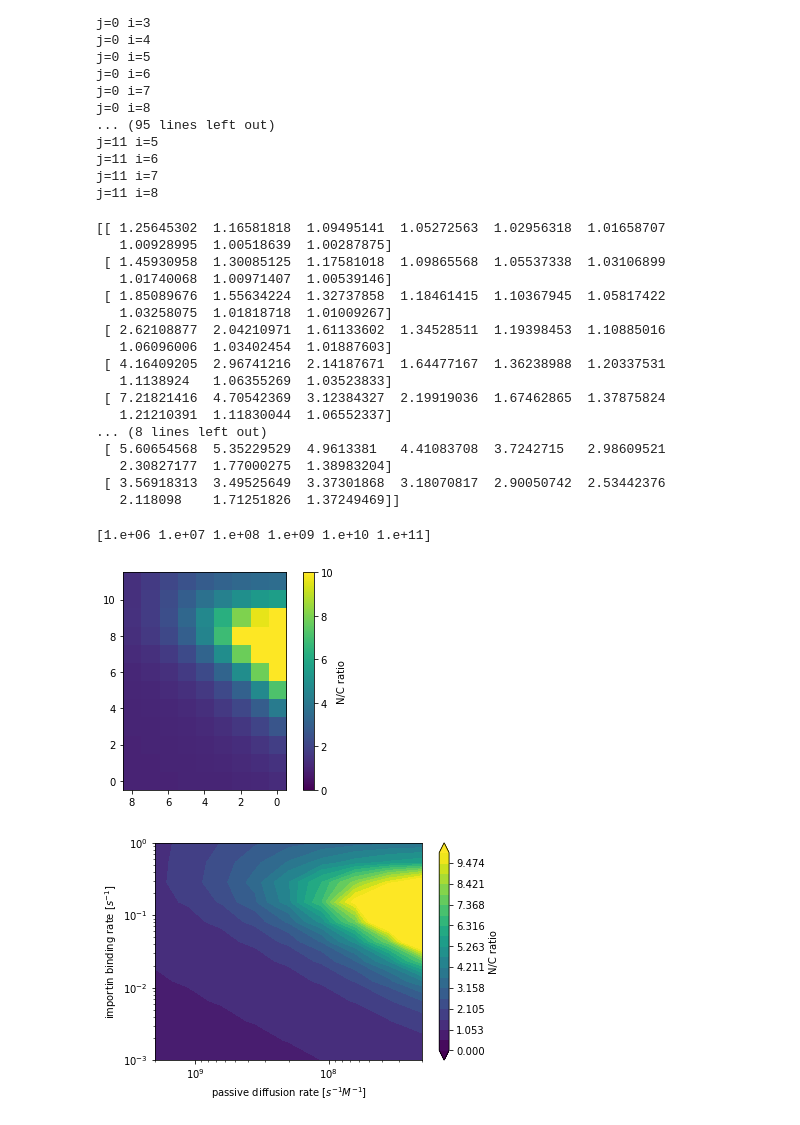
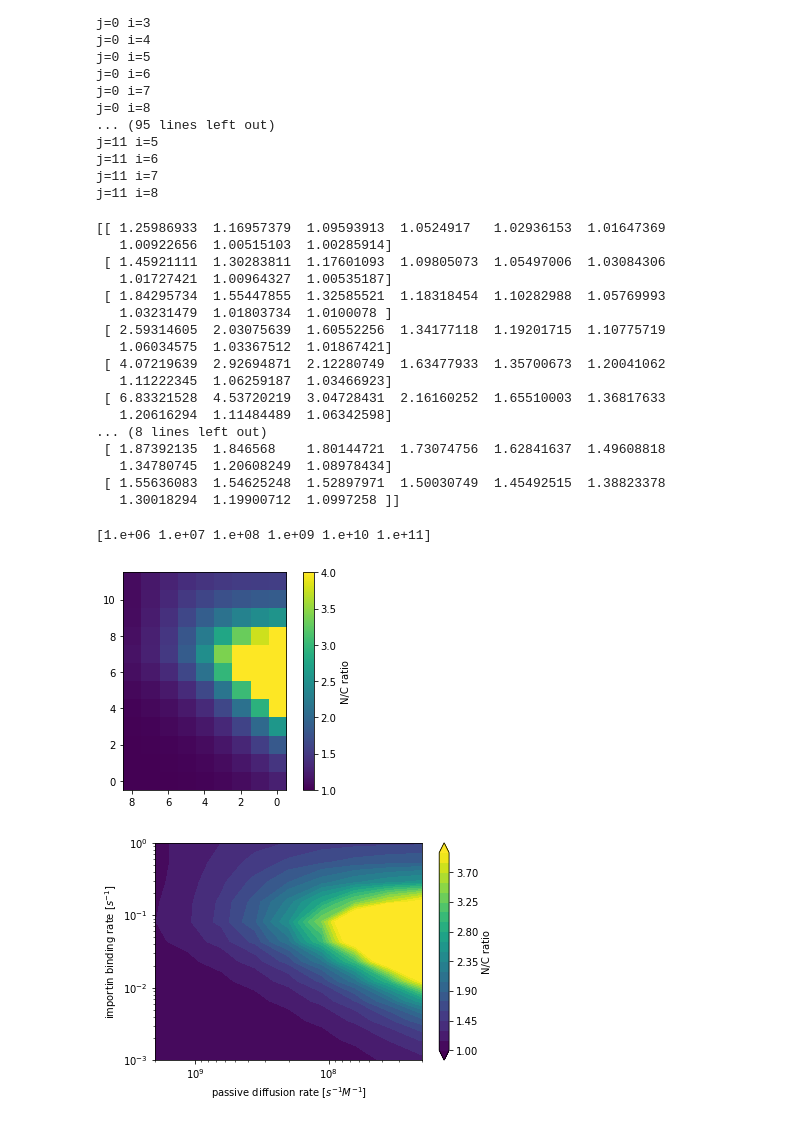
Before and after one commit to ravehlab/npctransport_kinetic, a Jupyter notebook: NPC_FLIP_simulations.ipynb, the cells around one changed output. Cells and saved outputs as stored; diff of their text form; code cells hidden in the pictures.

```diff
--- a/NPC_FLIP_simulations.ipynb
+++ b/NPC_FLIP_simulations.ipynb
@@ -787,7 +772,7 @@ def get_tau_passive_diffusion(nmol_per_sec_per_M, volume_L):
 # %%
 def get_new_transport_simulation():
     ts= TransportSimulation( )
-    ts.set_params(rate_GDP_C_to_GDP_N_per_sec=7)
+#    ts.set_params(rate_GDP_C_to_GDP_N_per_sec=7)
     ts.set_params(dt_sec=1e-3)
     return ts
 # %%
@@ -879,66 +864,66 @@ j=11 i=8
 # %%
 print(ratios)
 # %% [output]
-[[ 1.25645302  1.16581818  1.09495141  1.05272563  1.02956318  1.01658707
-   1.00928995  1.00518639  1.00287875]
- [ 1.45930958  1.30085125  1.17581018  1.09865568  1.05537338  1.03106899
-   1.01740068  1.00971407  1.00539146]
- [ 1.85089676  1.55634224  1.32737858  1.18461415  1.10367945  1.05817422
-   1.03258075  1.01818718  1.01009267]
- [ 2.62108877  2.04210971  1.61133602  1.34528511  1.19398453  1.10885016
-   1.06096006  1.03402454  1.01887603]
- [ 4.16409205  2.96741216  2.14187671  1.64477167  1.36238988  1.20337531
-   1.1138924   1.06355269  1.03523833]
- [ 7.21821416  4.70542369  3.12384327  2.19919036  1.67462865  1.37875824
-   1.21210391  1.11830044  1.06552337]
+[[ 1.25986933  1.16957379  1.09593913  1.0524917   1.02936153  1.01647369
+   1.00922656  1.00515103  1.00285914]
+ [ 1.45921111  1.30283811  1.17601093  1.09805073  1.05497006  1.03084306
+   1.01727421  1.00964327  1.00535187]
+ [ 1.84295734  1.55447855  1.32585521  1.18318454  1.10282988  1.05769993
+   1.03231479  1.01803734  1.0100078 ]
+ [ 2.59314605  2.03075639  1.60552256  1.34177118  1.19201715  1.10775719
+   1.06034575  1.03367512  1.01867421]
+ [ 4.07219639  2.92694871  2.12280749  1.63477933  1.35700673  1.20041062
+   1.11222345  1.06259187  1.03466923]
+ [ 6.83321528  4.53720219  3.04728431  2.16160252  1.65510003  1.36817633
+   1.20616294  1.11484489  1.06342598]
 ... (8 lines left out)
- [ 5.60654568  5.35229529  4.9613381   4.41083708  3.7242715   2.98609521
-   2.30827177  1.77000275  1.38983204]
- [ 3.56918313  3.49525649  3.37301868  3.18070817  2.90050742  2.53442376
-   2.118098    1.71251826  1.37249469]]
+ [ 1.87392135  1.846568    1.80144721  1.73074756  1.62841637  1.49608818
+   1.34780745  1.20608249  1.08978434]
+ [ 1.55636083  1.54625248  1.52897971  1.50030749  1.45492515  1.38823378
+   1.30018294  1.19900712  1.0997258 ]]
 # %%
 import matplotlib.ticker as mtick
-vmax=10
+vmax=4
 x_meshgrid, y_meshgrid = np.meshgrid(param_range["max_passive_diffusion_rate_nmol_per_sec_per_M"],
                                      param_range["rate_free_to_complex_per_sec"])
 plt.figure()
 ax=plt.gca()
-plt.imshow(ratios, vmin=0, vmax=vmax)
+plt.imshow(ratios, vmin=1, vmax=vmax)
 xlim= ax.get_xlim()
 ylim= ax.get_ylim()
 ax.set_xlim(xlim[1], xlim[0])
 ax.set_ylim(ylim[1], ylim[0])
 cb = plt.colorbar(label="N/C ratio")
 ticks = cb.get_ticks()
 cb.set_ticks(ticks)
 ##### Contourf
 plt.figure()
-plt.contourf(x_meshgrid, y_meshgrid, ratios, vmin=0.0, vmax=vmax, levels=np.linspace(0,vmax,20), extend='both')
+plt.contourf(x_meshgrid, y_meshgrid, ratios, vmin=1.0, vmax=vmax, levels=np.linspace(1.0,vmax,21), extend='both')
 ax= plt.gca()
 ax.set_xscale('log')
 ax.set_yscale('log')
 #ax.set_yscale('log')
 ax.set_xlabel(r"passive diffusion rate [$s^{-1} M^{-1}$]")
 ax.set_ylabel("importin binding rate [$s^{-1}$]")
 xlim= ax.get_xlim()
 ylim= ax.get_ylim()
 ax.set_xlim(xlim[1], xlim[0])
 #ax.set_ylim(ylim[1], ylim[0])
 print(ax.get_xticks())
 #ax.set_xticklabels(["{:.1f}".format(xtick) for xtick in param_range["max_passive_diffusion_rate_nmol_per_sec_per_M"]])
 #ax.set_yticklabels(["{:.2f}".format(ytick) for ytick in param_range["rate_free_C_to_complex_C_per_sec"]])
 cb = plt.colorbar(label="N/C ratio")
 ticks = cb.get_ticks()
 cb.set_ticks(ticks)
 
 #ax.xaxis.set_major_formatter(mtick.FormatStrFormatter("%.1f"))
 #ax.yaxis.set_major_formatter(mtick.FormatStrFormatter("%.1f"))
 
 #cb.set_ticklabels([f'{tick:.0e}' for tick in np.exp(ticks)])
 # %% [output]
 [1.e+06 1.e+07 1.e+08 1.e+09 1.e+10 1.e+11]
-[figure, old version]
+[figure, new version]
-[figure, old version]
+[figure, new version]
 # %%
 complexL_N_fraction= stats_grids["complexL_N"]/(stats_grids["complexL_N"]+stats_grids["freeL_N"])
 complexL_C_fraction= stats_grids["complexL_C"]/(stats_grids["complexL_C"]+stats_grids["freeL_C"])
```
Also changed, not shown: parts of 4 cells of this notebook, 1 other file.
